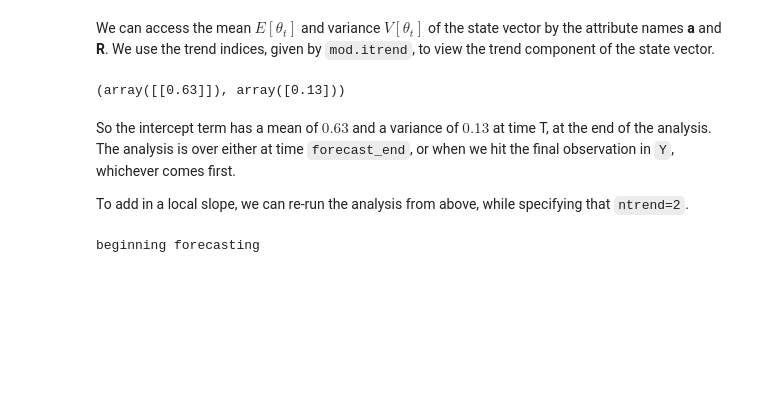
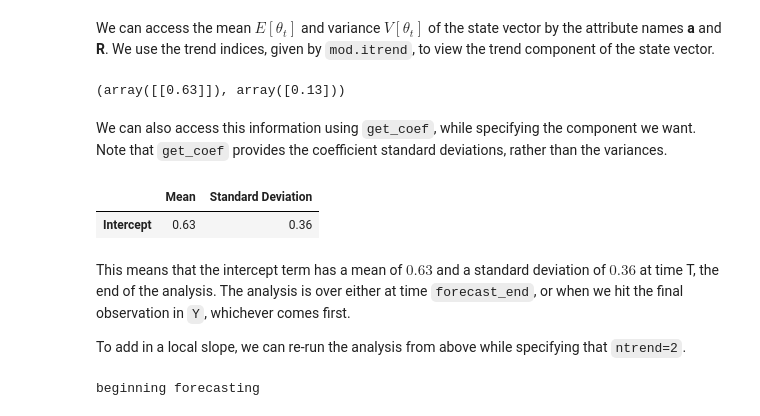
Before and after one commit to lavinei/pybats_nbdev, a Jupyter notebook: nbs/index.ipynb, the cells around one changed output. Drawn from its saved outputs; the diff is of its cells as text; code cells hidden in the pictures; blank space fills up the shorter version.

```diff
--- a/nbs/index.ipynb
+++ b/nbs/index.ipynb
@@ -126,10 +135,17 @@ We can access the mean $E\left[ \theta_t \right]$ and variance $V\left[ \theta_t
 mod.a[mod.itrend].round(2), mod.R.diagonal()[mod.itrend].round(2)
 # %% [output]
 (array([[0.63]]), array([0.13]))
+# %% [markdown]
+We can also access this information using `get_coef`, while specifying the component we want. Note that `get_coef` provides the coefficient standard deviations, rather than the variances.
+# %%
+mod.get_coef('trend')
+# %% [output]
+|  | Mean | Standard Deviation |
+| Intercept | 0.63 | 0.36 |
 # %% [markdown]
-So the intercept term has a mean of $0.63$ and a variance of $0.13$ at time T, at the end of the analysis. The analysis is over either at time `forecast_end`, or when we hit the final observation in `Y`, whichever comes first.
+This means that the intercept term has a mean of $0.63$ and a standard deviation of $0.36$ at time T, the end of the analysis. The analysis is over either at time `forecast_end`, or when we hit the final observation in `Y`, whichever comes first.
 
-To add in a local slope, we can re-run the analysis from above, while specifying that `ntrend=2`.
+To add in a local slope, we can re-run the analysis from above while specifying that `ntrend=2`.
 # %%
 mod, samples = analysis(Y, X, family="poisson",
 ntrend=2,                           # Use an intercept and local slope
```
Also changed, not shown: parts of 38 cells of this notebook, 8 other files.
